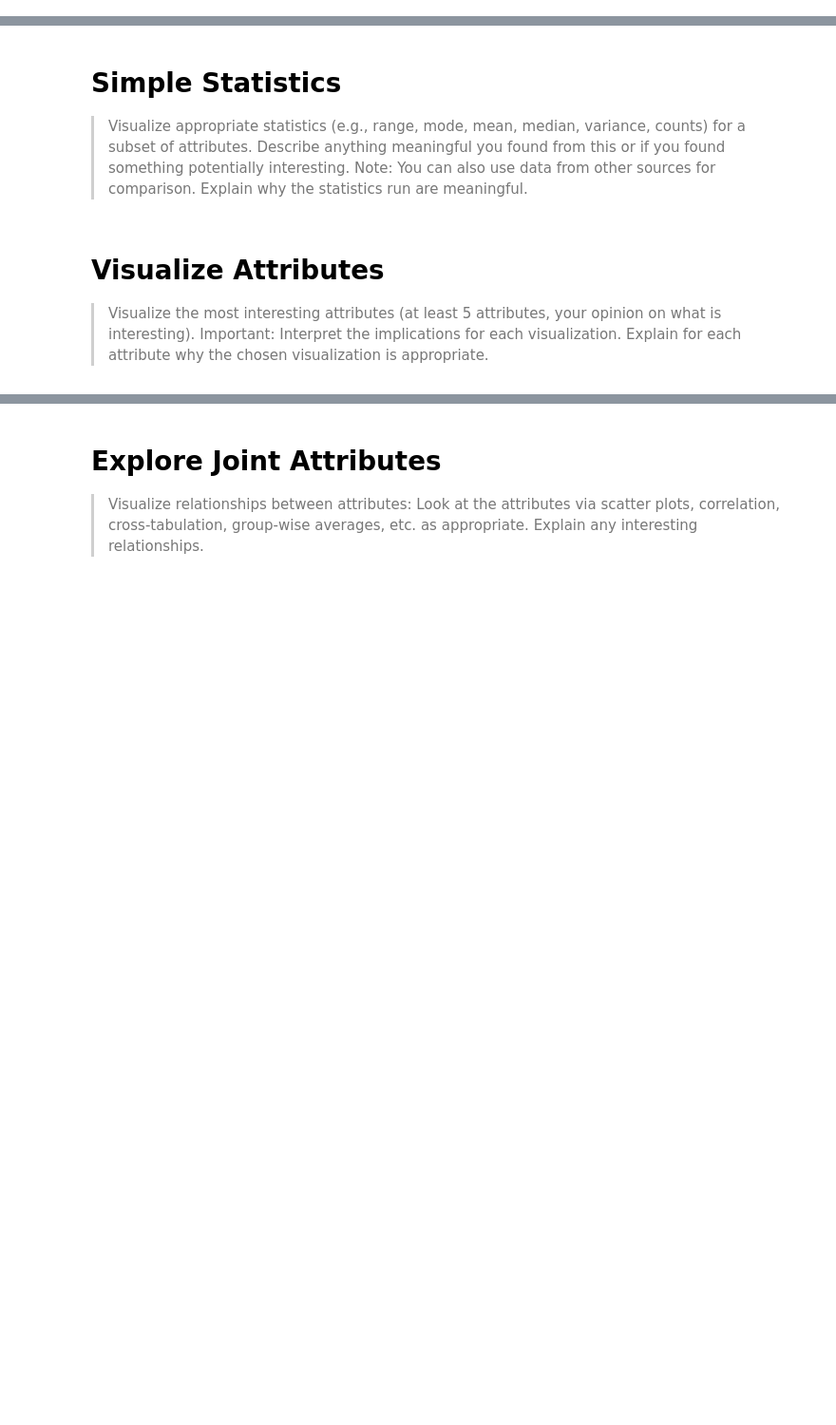
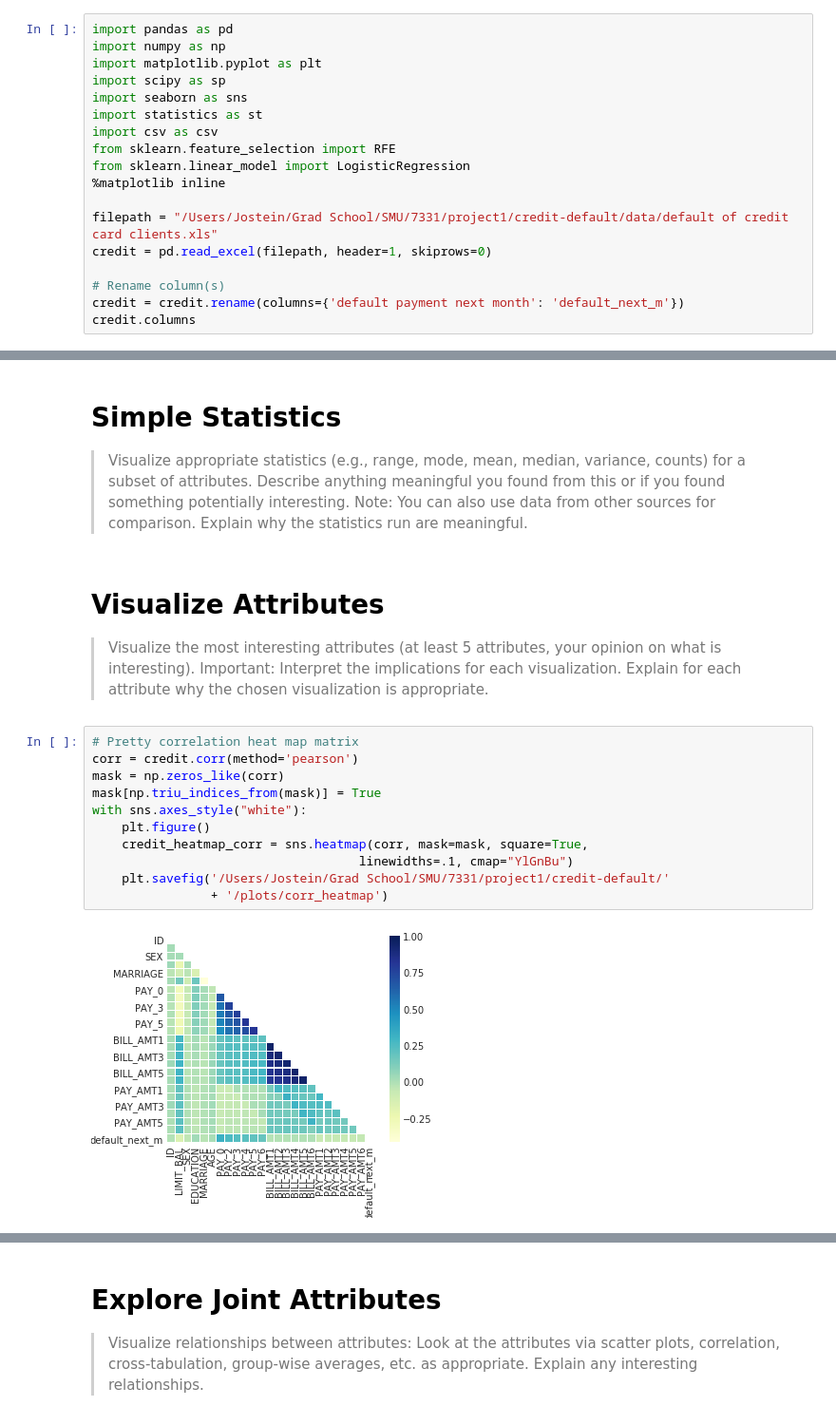
Before and after one commit to msds7331/credit-default, a Jupyter notebook: notebooks/1.0-jbs-credit-default.ipynb, the cells around one changed output, grey strips where cells are left out. Shown: that part at 95% size. Drawn from its saved outputs; the diff is of its cells as text; blank space fills up the shorter version.

Commit message:
Created and added correlation heatmap matrix and clustered heatmap to notebook

```diff
--- a/notebooks/1.0-jbs-credit-default.ipynb
+++ b/notebooks/1.0-jbs-credit-default.ipynb
@@ -70,3 +70,21 @@
 | PAY_ATM5 | int64 | Test |
 | PAY_ATM6 | int64 | Test |
 | default payment next month | int64 | Test |
+# %%
+import pandas as pd
+import numpy as np
+import matplotlib.pyplot as plt
+import scipy as sp
+import seaborn as sns
+import statistics as st
+import csv as csv
+from sklearn.feature_selection import RFE
+from sklearn.linear_model import LogisticRegression
+%matplotlib inline
+
+filepath = "/Users/Jostein/Grad School/SMU/7331/project1/credit-default/data/default of credit card clients.xls"
+credit = pd.read_excel(filepath, header=1, skiprows=0)
+
+# Rename column(s)
+credit = credit.rename(columns={'default payment next month': 'default_next_m'})
+credit.columns
@@ -79,3 +104,16 @@
 # %% [markdown]
 # <a name="Visualize-Attributes"></a>Visualize Attributes
 >Visualize the most interesting attributes (at least 5 attributes, your opinion on what is interesting). Important: Interpret the implications for each visualization. Explain for each attribute why the chosen visualization is appropriate.
+# %%
+# Pretty correlation heat map matrix
+corr = credit.corr(method='pearson')
+mask = np.zeros_like(corr)
+mask[np.triu_indices_from(mask)] = True
+with sns.axes_style("white"):
+    plt.figure()
+    credit_heatmap_corr = sns.heatmap(corr, mask=mask, square=True,
+                                    linewidths=.1, cmap="YlGnBu")
+    plt.savefig('/Users/Jostein/Grad School/SMU/7331/project1/credit-default/'
+                + '/plots/corr_heatmap')
+# %% [output]
+[figure, added]
```
Also changed, not shown: parts of 2 cells of this notebook, 2 other files.
